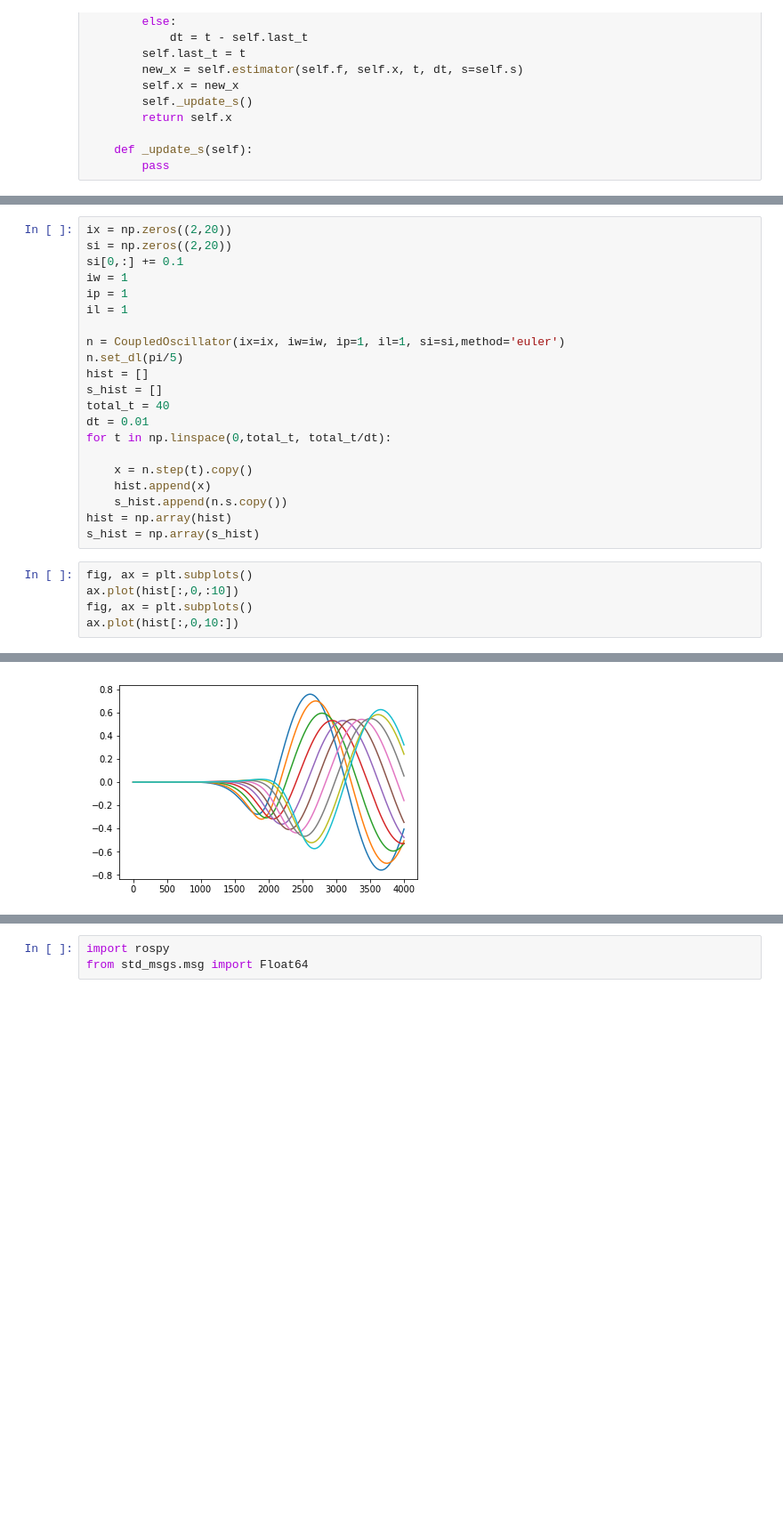
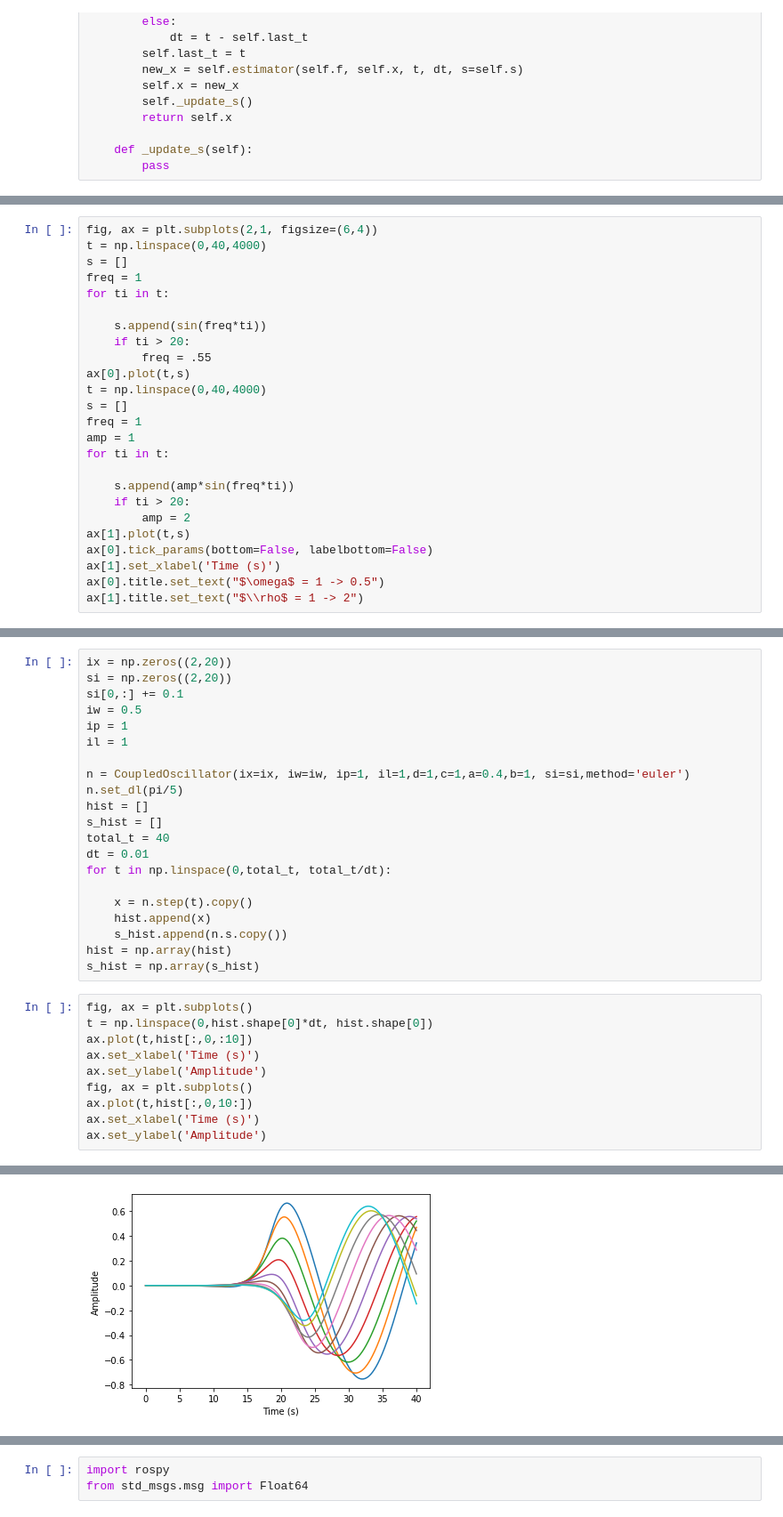
Before and after one commit to Raphtor/hopf_snakebot, a Jupyter notebook: figure_generation/Oscillators.ipynb, the cells around one changed output, grey strips where cells are left out. Shown: that part at 89% size. Saved outputs shown, nothing was run; the diff lists cells and outputs as text; blank space fills up the shorter version.

Commit message:
Updated readme, figure generation, parameterized topic name.

```diff
--- a/figure_generation/Oscillators.ipynb
+++ b/figure_generation/Oscillators.ipynb
@@ -89,0 +122,25 @@ Text(0,0.5,'v')
+# %%
+fig, ax = plt.subplots(2,1, figsize=(6,4))
+t = np.linspace(0,40,4000)
+s = []
+freq = 1
+for ti in t:
+
+    s.append(sin(freq*ti))
+    if ti > 20:
+        freq = .55
+ax[0].plot(t,s)
+t = np.linspace(0,40,4000)
+s = []
+freq = 1
+amp = 1
+for ti in t:
+
+    s.append(amp*sin(freq*ti))
+    if ti > 20:
+        amp = 2
+ax[1].plot(t,s)
+ax[0].tick_params(bottom=False, labelbottom=False)
+ax[1].set_xlabel('Time (s)')
+ax[0].title.set_text("$\omega$ = 1 -> 0.5")
+ax[1].title.set_text("$\\rho$ = 1 -> 2")
@@ -141,11 +200,11 @@ class CoupledOscillator(OscillatorNode):
 ix = np.zeros((2,20))
 si = np.zeros((2,20))
 si[0,:] += 0.1
-iw = 1
+iw = 0.5
 ip = 1
 il = 1
 
-n = CoupledOscillator(ix=ix, iw=iw, ip=1, il=1, si=si,method='euler')
+n = CoupledOscillator(ix=ix, iw=iw, ip=1, il=1,d=1,c=1,a=0.4,b=1, si=si,method='euler')
 n.set_dl(pi/5)
 hist = []
 s_hist = []
@@ -160,7 +219,12 @@ hist = np.array(hist)
 s_hist = np.array(s_hist)
 # %%
 fig, ax = plt.subplots()
-ax.plot(hist[:,0,:10])
+t = np.linspace(0,hist.shape[0]*dt, hist.shape[0])
+ax.plot(t,hist[:,0,:10])
+ax.set_xlabel('Time (s)')
+ax.set_ylabel('Amplitude')
 fig, ax = plt.subplots()
-ax.plot(hist[:,0,10:])
+ax.plot(t,hist[:,0,10:])
+ax.set_xlabel('Time (s)')
+ax.set_ylabel('Amplitude')
 # %% [output]
@@ -177 +232 @@ ax.plot(hist[:,0,10:])
-[figure, old version]
+[figure, new version]
```
Also changed, not shown: parts of 7 cells of this notebook, 3 other files.
